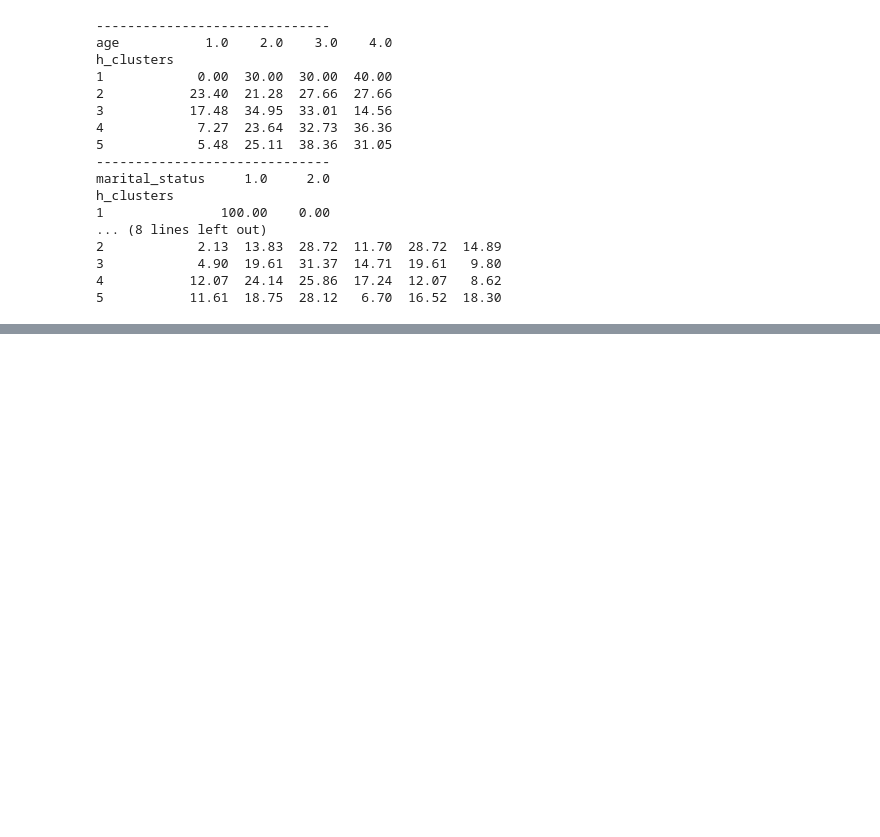
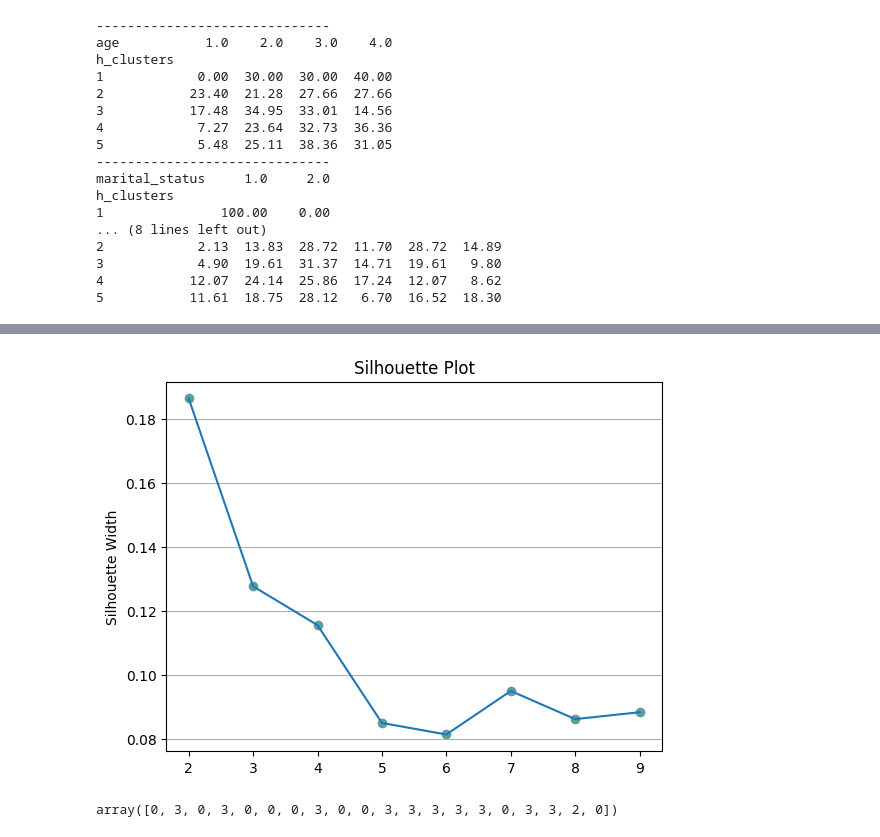
Before and after one commit to AtharvTungatkar/MBA-DAT-617-Data-Science-for-Business, a Jupyter notebook: In Class/clustering.ipynb, the cells around one changed output, grey strips where cells are left out. Drawn from its saved outputs; the diff is of its cells as text; code cells hidden in the pictures; blank space fills up the shorter version.

```diff
--- a/In Class/clustering.ipynb
+++ b/In Class/clustering.ipynb
@@ -182,0 +218,20 @@ h_clusters
+# %%
+plt.scatter(k_values, sil,c = 'cadetblue')
+plt.plot(k_values, sil)
+plt.title('Silhouette Plot')
+plt.ylabel('Silhouette Width')
+plt.grid(axis = 'y')
+plt.show()
+
+#import seaborn as sns
+#sns.pointplot(x = k_values, y = sil)
+# %% [output]
+[figure, added]
+# %%
+from sklearn.mixture import GaussianMixture
+gmm = GaussianMixture(n_components=4, random_state=617)
+gmm.fit(data_prepared)
+gmm_clusters = gmm.predict(data_prepared)
+gmm_clusters[:20]
+# %% [output]
+array([0, 3, 0, 3, 0, 0, 0, 3, 0, 0, 3, 3, 3, 3, 3, 0, 3, 3, 2, 0])
```
Also changed, not shown: parts of 14 cells of this notebook, 3 other files.
